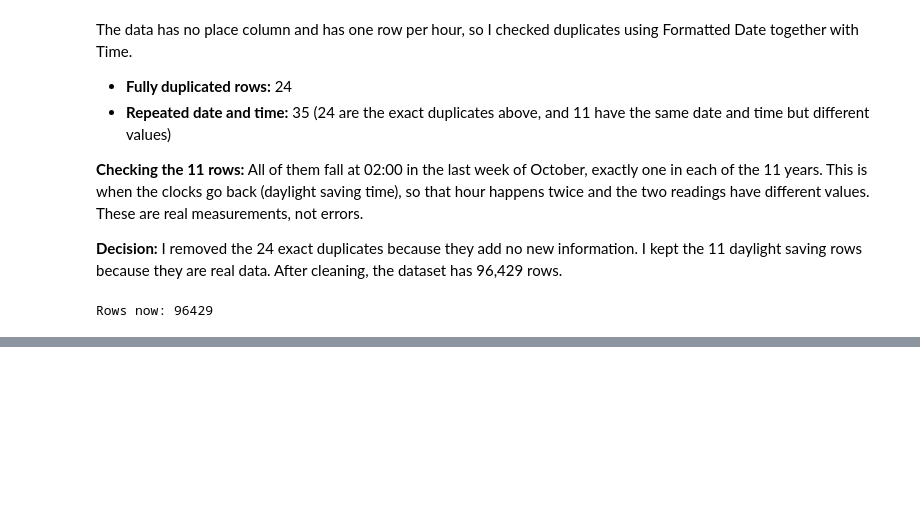
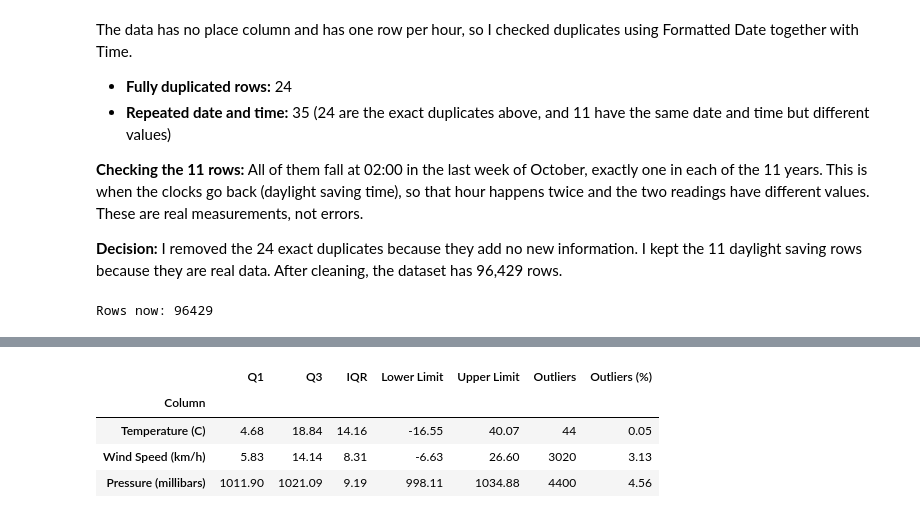
Before and after one commit to syeda-bisma05/weather-data-analysis, a Jupyter notebook: weather_analysis.ipynb, the cells around one changed output, grey strips where cells are left out. Cells and saved outputs as stored; diff of their text form; code cells hidden in the pictures; blank space fills up the shorter version.

```diff
--- a/weather_analysis.ipynb
+++ b/weather_analysis.ipynb
@@ -236,0 +262,21 @@ After removing the 24 exact duplicates, the dataset has 96,429 rows. No fully du
+# %%
+rows = []
+for c in cols:
+    q1 = df[c].quantile(0.25)
+    q3 = df[c].quantile(0.75)
+    iqr = q3 - q1
+    low = q1 - 1.5 * iqr
+    high = q3 + 1.5 * iqr
+    n = ((df[c] < low) | (df[c] > high)).sum()
+    rows.append({'Column': c, 'Q1': q1, 'Q3': q3, 'IQR': iqr,
+                 'Lower Limit': low, 'Upper Limit': high,
+                 'Outliers': n, 'Outliers (%)': n / len(df) * 100})
+
+iqr_table = pd.DataFrame(rows).set_index('Column').round(2)
+iqr_table
+# %% [output]
+|  | Q1 | Q3 | IQR | Lower Limit | Upper Limit | Outliers | Outliers (%) |
+| Column |  |  |  |  |  |  |  |
+| Temperature (C) | 4.68 | 18.84 | 14.16 | -16.55 | 40.07 | 44 | 0.05 |
+| Wind Speed (km/h) | 5.83 | 14.14 | 8.31 | -6.63 | 26.60 | 3020 | 3.13 |
+| Pressure (millibars) | 1011.90 | 1021.09 | 9.19 | 998.11 | 1034.88 | 4400 | 4.56 |
```
Also changed, not shown: parts of 14 cells of this notebook.
